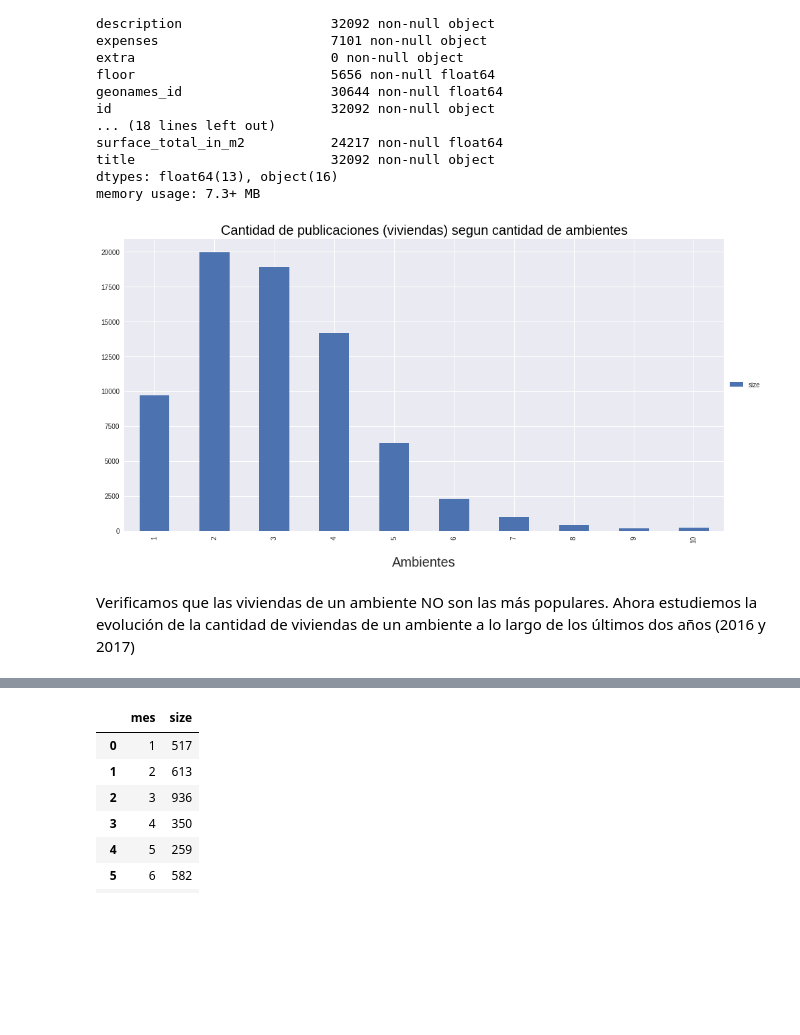
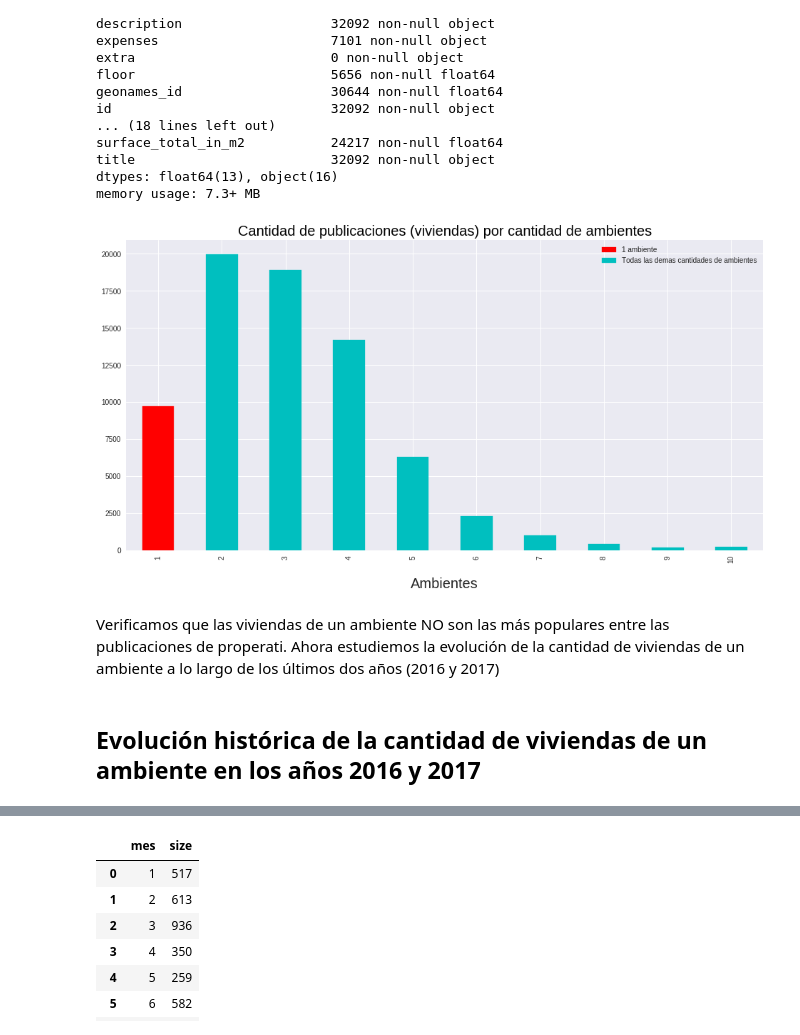
Before and after one commit to nicolaslongo/datos-TP1, a Jupyter notebook: Tendencia o crisis habitacional.ipynb, the cells around one changed output, grey strips where cells are left out. Drawn from its saved outputs; the diff is of its cells as text; code cells hidden in the pictures; blank space fills up the shorter version.

```diff
--- a/Tendencia o crisis habitacional.ipynb
+++ b/Tendencia o crisis habitacional.ipynb
@@ -75,7 +75,8 @@ pev.head(20)
 # %% [markdown]
 ## Evaluamos en Capital Federal
 # %%
-pev.dropna(subset=['state_name'], inplace=True)
+pev_capital = pev
+pev_capital.dropna(subset=['state_name'], inplace=True)
 pev_capital = pev.loc[pev.state_name.str.contains('Capital Federal'),:]
 pev_capital.info()
 # %% [output]
@@ -99,29 +102,39 @@ memory usage: 7.3+ MB
 # %%
 # En este gráfico se puede colorear la columna de 1 ambiente (que es la que buscamos estudiar)
 # En primer lugar evalúo la cantidad de publicaciones (que no son tiendas comerciales) según
 #la cantidad de ambientes (rooms)
 # Vemos que la mayor cantidad de viviendas publicadas corresponden a 2 y 3 ambientes
 
 pev.dropna(subset=['property_type', 'rooms'], inplace=True)
 pev_amb = pev.loc[((pev.property_type.str.contains('house')) | (pev.property_type.str.contains('apartment'))) &\
                   (pev.rooms<11) & (pev.rooms > 0),['rooms', 'state_name']].groupby('rooms').agg([np.size])
 
 pev_amb = pd.DataFrame(pev_amb.to_records())
 pev_amb.columns=['rooms','size']
 pev_amb
 
 pev_amb = pd.pivot_table(pev_amb, values='size', index='rooms')
 
 f = plt.figure()
 ax = pev_amb.plot(kind='bar', figsize=(16,8), ax=f.gca())
 handles, labels = ax.get_legend_handles_labels()
-ax.set_title('Cantidad de publicaciones (viviendas) segun cantidad de ambientes', color='black',size=20.0)
+ax.set_title('Cantidad de publicaciones (viviendas) por cantidad de ambientes', color='black',size=20.0)
 ax.set_xticklabels(['1','2','3','4','5','6','7', '8', '9', '10'])
 ax.set_xlabel('Ambientes',size=20.0,labelpad=20.0);
-plt.legend(handles[::-1], labels[::-1],loc='center left', bbox_to_anchor=(1.0, 0.5))
+cyan_patch = mpatches.Patch(color='c', label='Todas las demas cantidades de ambientes')
+red_patch = mpatches.Patch(color='r', label='1 ambiente')
+
+ax.get_children()[0].set_color('r');ax.get_children()[1].set_color('c');ax.get_children()[2].set_color('c');
+ax.get_children()[3].set_color('c');ax.get_children()[4].set_color('c');ax.get_children()[5].set_color('c');
+ax.get_children()[6].set_color('c');ax.get_children()[7].set_color('c');ax.get_children()[8].set_color('c');
+ax.get_children()[9].set_color('c');
+plt.legend(handles=[red_patch,cyan_patch])
+#plt.legend(handles[::-1], labels[::-1],loc='center left', bbox_to_anchor=(1.0, 0.5))
 plt.show()
 # %% [output]
-[figure, old version]
+[figure, new version]
 # %% [markdown]
-Verificamos que las viviendas de un ambiente NO son las más populares. Ahora estudiemos la evolución de la cantidad de viviendas de un ambiente a lo largo de los últimos dos años (2016 y 2017)
+Verificamos que las viviendas de un ambiente NO son las más populares entre las publicaciones de properati. Ahora estudiemos la evolución de la cantidad de viviendas de un ambiente a lo largo de los últimos dos años (2016 y 2017)
+# %% [markdown]
+## Evolución histórica de la cantidad de viviendas de un ambiente en los años 2016 y 2017
 # %%
```
Also changed, not shown: parts of 8 cells of this notebook, 2 other files.
